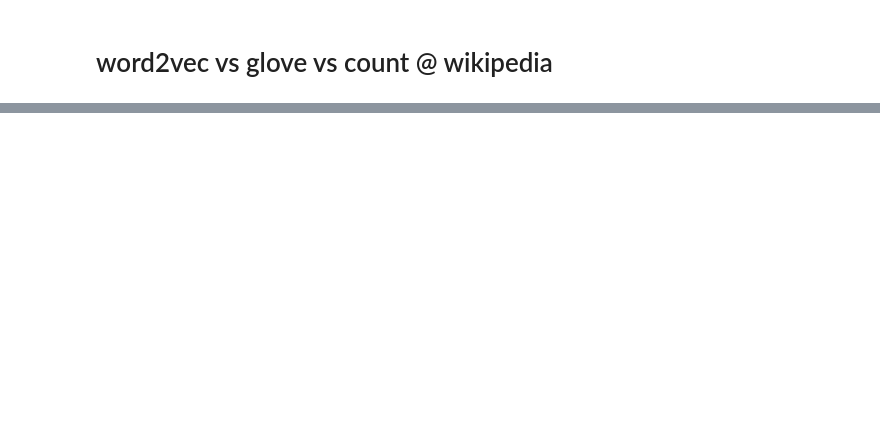
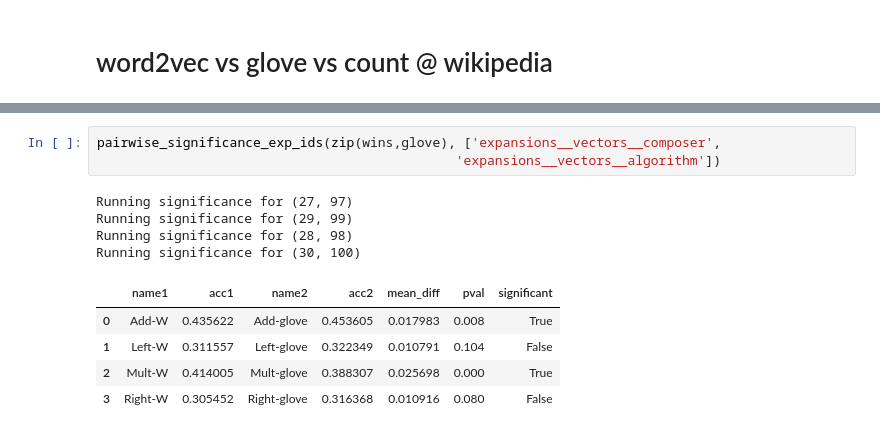
Before and after one commit to mbatchkarov/ExpLosion, a Jupyter notebook: notebooks/w2v_vs_glove_vs_count_NPs.ipynb, the cells around one changed output, grey strips where cells are left out. Drawn from its saved outputs; the diff is of its cells as text; blank space fills up the shorter version.

```diff
--- a/notebooks/w2v_vs_glove_vs_count_NPs.ipynb
+++ b/notebooks/w2v_vs_glove_vs_count_NPs.ipynb
@@ -71,0 +89,13 @@ id 37, score 0.34
+# %%
+pairwise_significance_exp_ids(zip(wins,glove), ['expansions__vectors__composer',
+                                              'expansions__vectors__algorithm'])
+# %% [output]
+Running significance for (27, 97)
+Running significance for (29, 99)
+Running significance for (28, 98)
+Running significance for (30, 100)
+|  | name1 | acc1 | name2 | acc2 | mean_diff | pval | significant |
+| 0 | Add-W | 0.435622 | Add-glove | 0.453605 | 0.017983 | 0.008 | True |
+| 1 | Left-W | 0.311557 | Left-glove | 0.322349 | 0.010791 | 0.104 | False |
+| 2 | Mult-W | 0.414005 | Mult-glove | 0.388307 | 0.025698 | 0.000 | True |
+| 3 | Right-W | 0.305452 | Right-glove | 0.316368 | 0.010916 | 0.080 | False |
```
Also changed, not shown: parts of 4 cells of this notebook, 14 other files.
